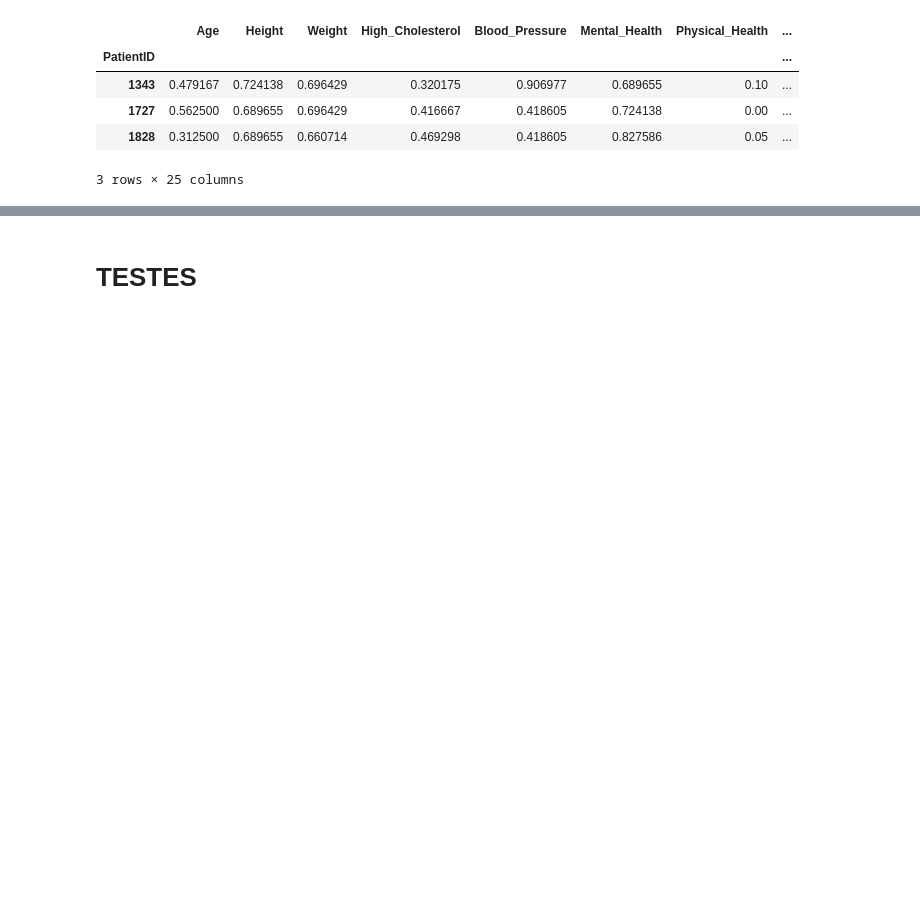
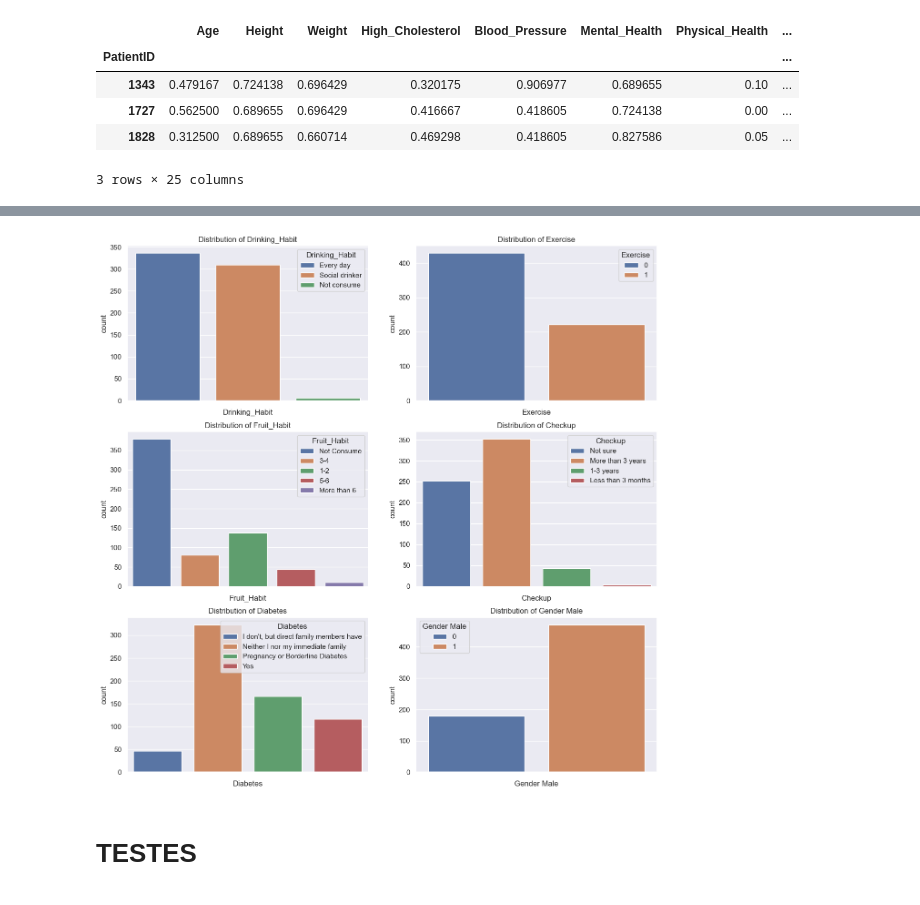
Before and after one commit to henrymmarques/MLProject, a Jupyter notebook: FINAL - Group03.ipynb, the cells around one changed output, grey strips where cells are left out. Cells and saved outputs as stored; diff of their text form; code cells hidden in the pictures; blank space fills up the shorter version.

```diff
--- a/FINAL - Group03.ipynb
+++ b/FINAL - Group03.ipynb
@@ -812,6 +855,7 @@ test_df_cat.drop(['Name', 'Region', 'Education', 'Smoking_Habit', 'Water_Habit']
 </a>
 # %%
 df_ohc = train_data_cat.copy()
+train_data_cat_plot = train_data_cat.copy()
 
 ohc = OneHotEncoder(sparse=False)
 ohc_feat = ohc.fit_transform(df_ohc.drop(['Exercise', 'Gender Male'], axis=1))
@@ -910,3 +978,18 @@ test_data.head(3)
+# %%
+# create subplots with 3 rows and 2 columns
+fig, axes = plt.subplots(3, 2)
+fig.set_size_inches(15, 15)
+vars=train_data_cat_plot.columns.to_list()
+
+for ax, var in zip(axes.flat, vars):
+    ctplot=sns.countplot(data=train_data_cat_plot, x=var, dodge=False,ax=ax, hue=var)
+    ctplot.set(xticklabels=[])
+    ctplot.set_title('Distribution of ' + var)
+
+# show the plot
+plt.show()
+# %% [output]
+[figure, added]
 # %% [markdown]
 <a class="anchor" id="4th-bullet">
 
```
Also changed, not shown: parts of 26 cells of this notebook.
